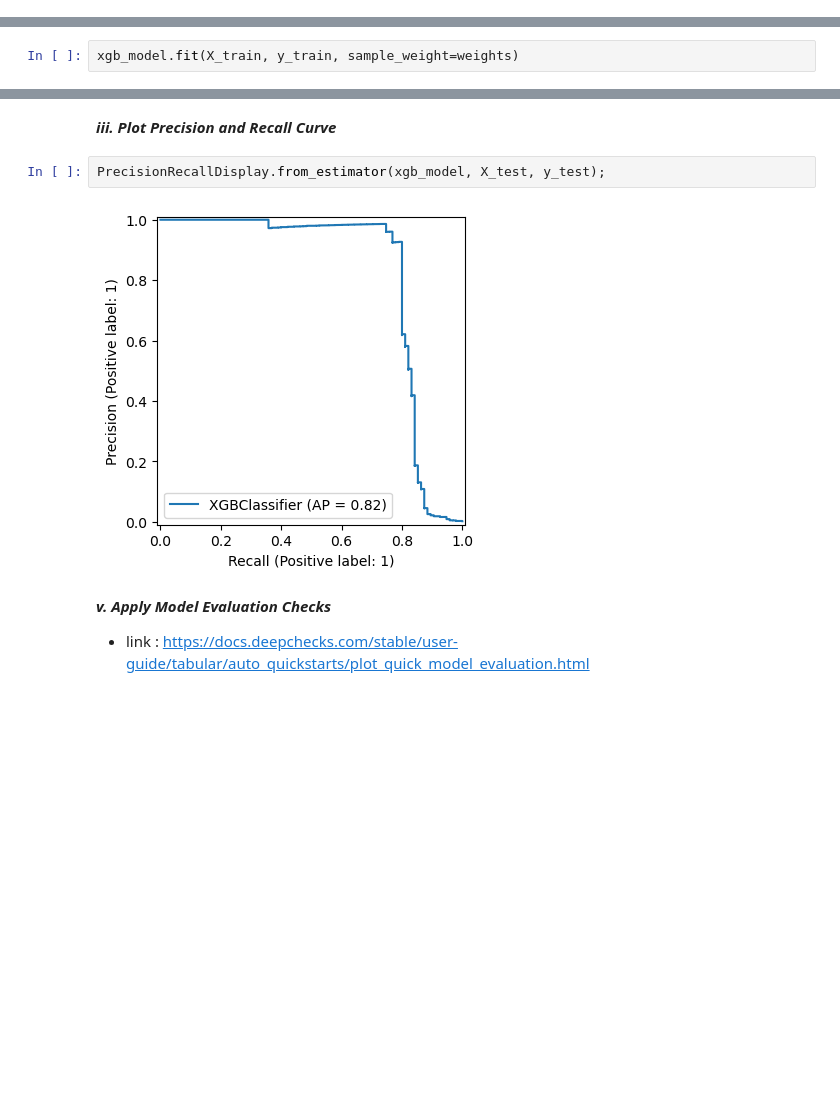
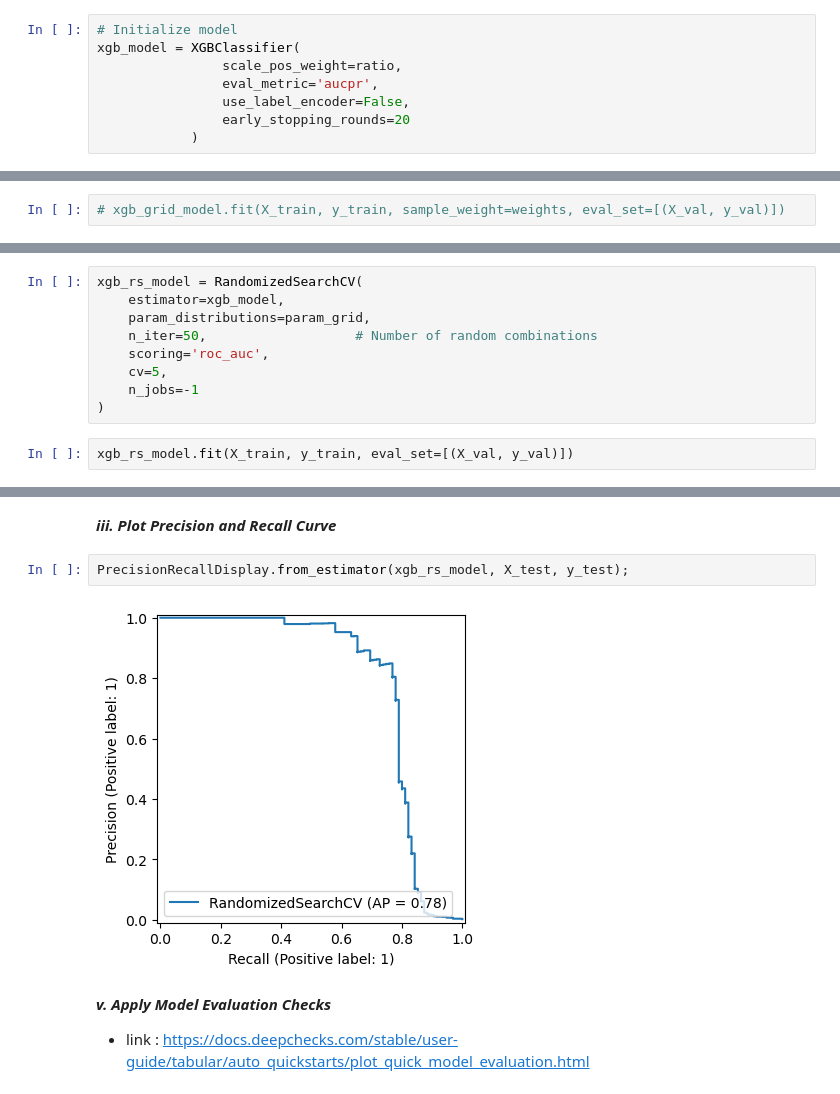
Before and after one commit to iceyisaak/capstone-project_fraud-detection, a Jupyter notebook: Fraud_Detection_Student_V5.ipynb, the cells around one changed output, grey strips where cells are left out. Saved outputs shown, nothing was run; the diff lists cells and outputs as text; blank space fills up the shorter version.

```diff
--- a/Fraud_Detection_Student_V5.ipynb
+++ b/Fraud_Detection_Student_V5.ipynb
@@ -935,0 +896,8 @@ array([1, 1, 1, ..., 1, 1, 1])
+# %%
+# Initialize model
+xgb_model = XGBClassifier(
+                scale_pos_weight=ratio,
+                eval_metric='aucpr',
+                use_label_encoder=False,
+                early_stopping_rounds=20
+            )
@@ -936,2 +913,2 @@ array([1, 1, 1, ..., 1, 1, 1])
 # %%
-xgb_model.fit(X_train, y_train, sample_weight=weights)
+# xgb_grid_model.fit(X_train, y_train, sample_weight=weights, eval_set=[(X_val, y_val)])
@@ -949,0 +919,11 @@ XGBClassifier(base_score=None, booster=None, callbacks=None,
+# %%
+xgb_rs_model = RandomizedSearchCV(
+    estimator=xgb_model,
+    param_distributions=param_grid,
+    n_iter=50,                   # Number of random combinations
+    scoring='roc_auc',
+    cv=5,
+    n_jobs=-1
+)
+# %%
+xgb_rs_model.fit(X_train, y_train, eval_set=[(X_val, y_val)])
@@ -983,9 +1117,9 @@ avg_pre_1 : 1.0
 # %% [markdown]
 ***iii. Plot Precision and Recall Curve***
 # %%
-PrecisionRecallDisplay.from_estimator(xgb_model, X_test, y_test);
+PrecisionRecallDisplay.from_estimator(xgb_rs_model, X_test, y_test);
 # %% [output]
-[figure, old version]
+[figure, new version]
 # %% [markdown]
 ***v. Apply Model Evaluation Checks***
 * link : https://docs.deepchecks.com/stable/user-guide/tabular/auto_quickstarts/plot_quick_model_evaluation.html
```
Also changed, not shown: parts of 48 cells of this notebook.
